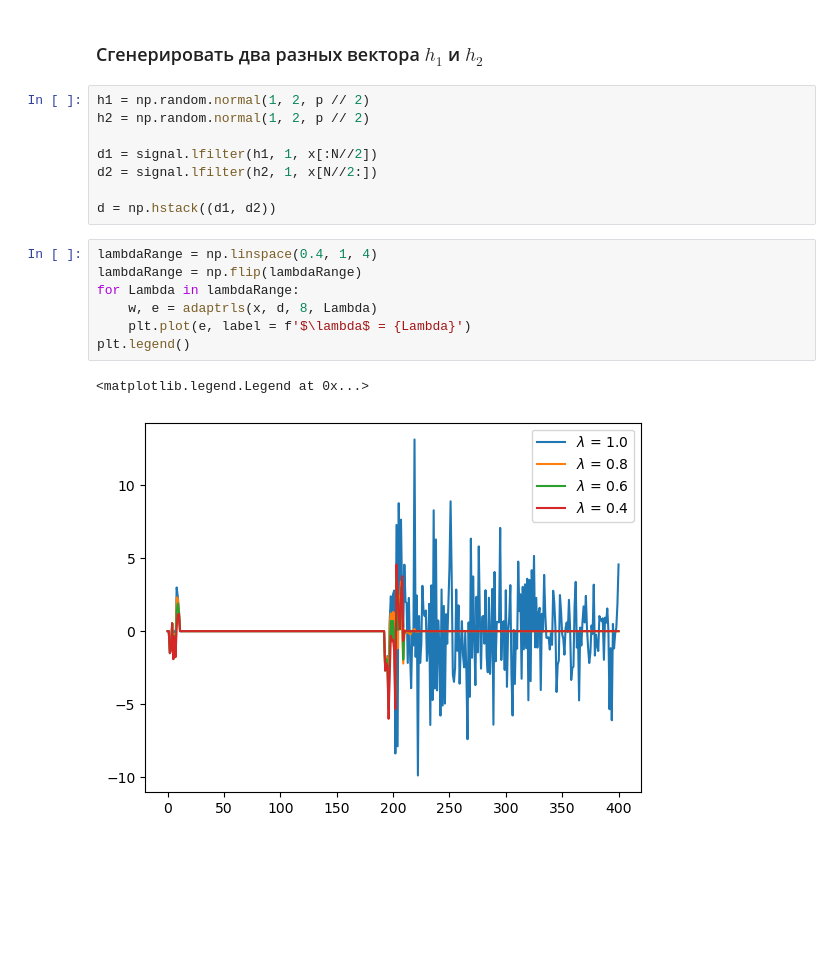
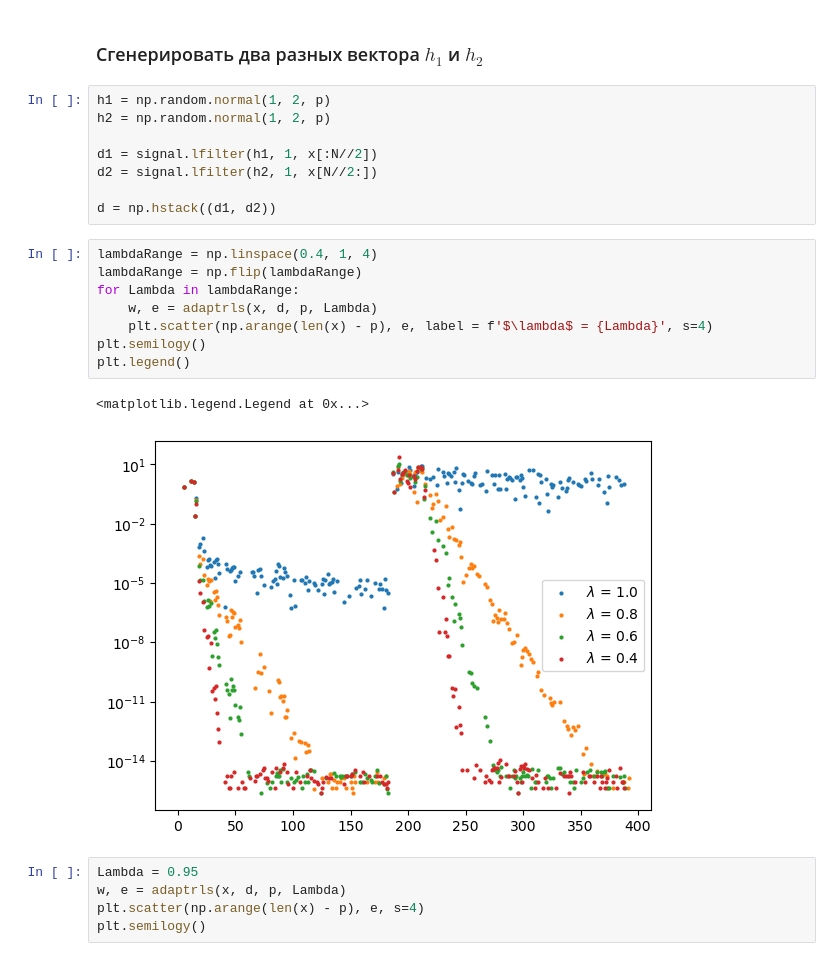
Before and after one commit to EHAT32/inverse, a Jupyter notebook: 25_11/rls.ipynb, the cells around one changed output. Saved outputs shown, nothing was run; the diff lists cells and outputs as text; blank space fills up the shorter version.

Commit message:
new plot for 1.5

```diff
--- a/25_11/rls.ipynb
+++ b/25_11/rls.ipynb
@@ -80,8 +80,8 @@ plt.legend()
 # %% [markdown]
 ### Сгенерировать два разных вектора $h_1$ и $h_2$
 # %%
-h1 = np.random.normal(1, 2, p // 2)
-h2 = np.random.normal(1, 2, p // 2)
+h1 = np.random.normal(1, 2, p)
+h2 = np.random.normal(1, 2, p)
 
 d1 = signal.lfilter(h1, 1, x[:N//2])
 d2 = signal.lfilter(h2, 1, x[N//2:])
@@ -90,10 +90,16 @@ d = np.hstack((d1, d2))
 # %%
 lambdaRange = np.linspace(0.4, 1, 4)
 lambdaRange = np.flip(lambdaRange)
 for Lambda in lambdaRange:
-    w, e = adaptrls(x, d, 8, Lambda)
-    plt.plot(e, label = f'$\lambda$ = {Lambda}')
+    w, e = adaptrls(x, d, p, Lambda)
+    plt.scatter(np.arange(len(x) - p), e, label = f'$\lambda$ = {Lambda}', s=4)
+plt.semilogy()
 plt.legend()
 # %% [output]
 <matplotlib.legend.Legend at 0x...>
-[figure, old version]
+[figure, new version]
+# %%
+Lambda = 0.95
+w, e = adaptrls(x, d, p, Lambda)
+plt.scatter(np.arange(len(x) - p), e, s=4)
+plt.semilogy()
```
Also changed, not shown: parts of 4 cells of this notebook.
